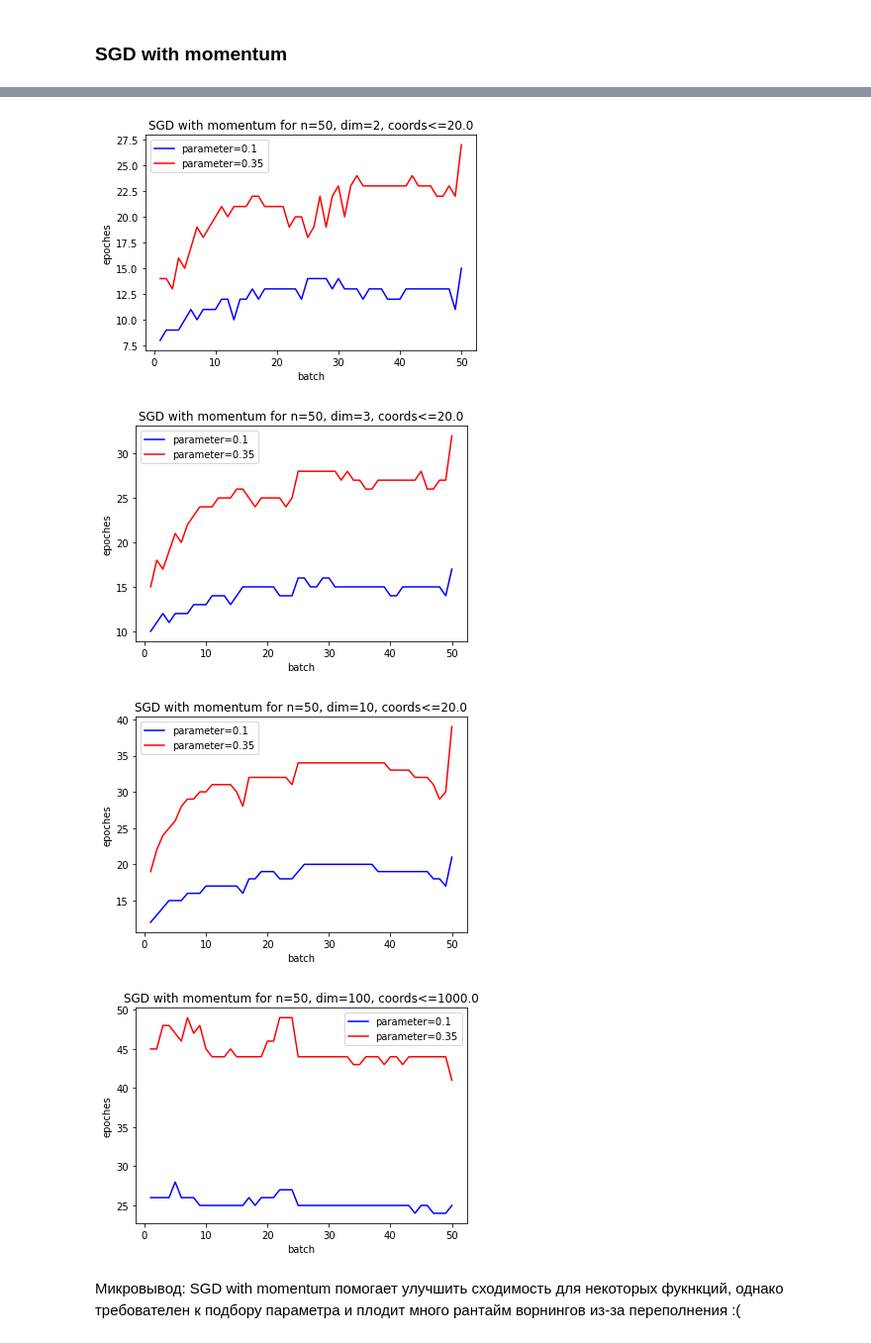
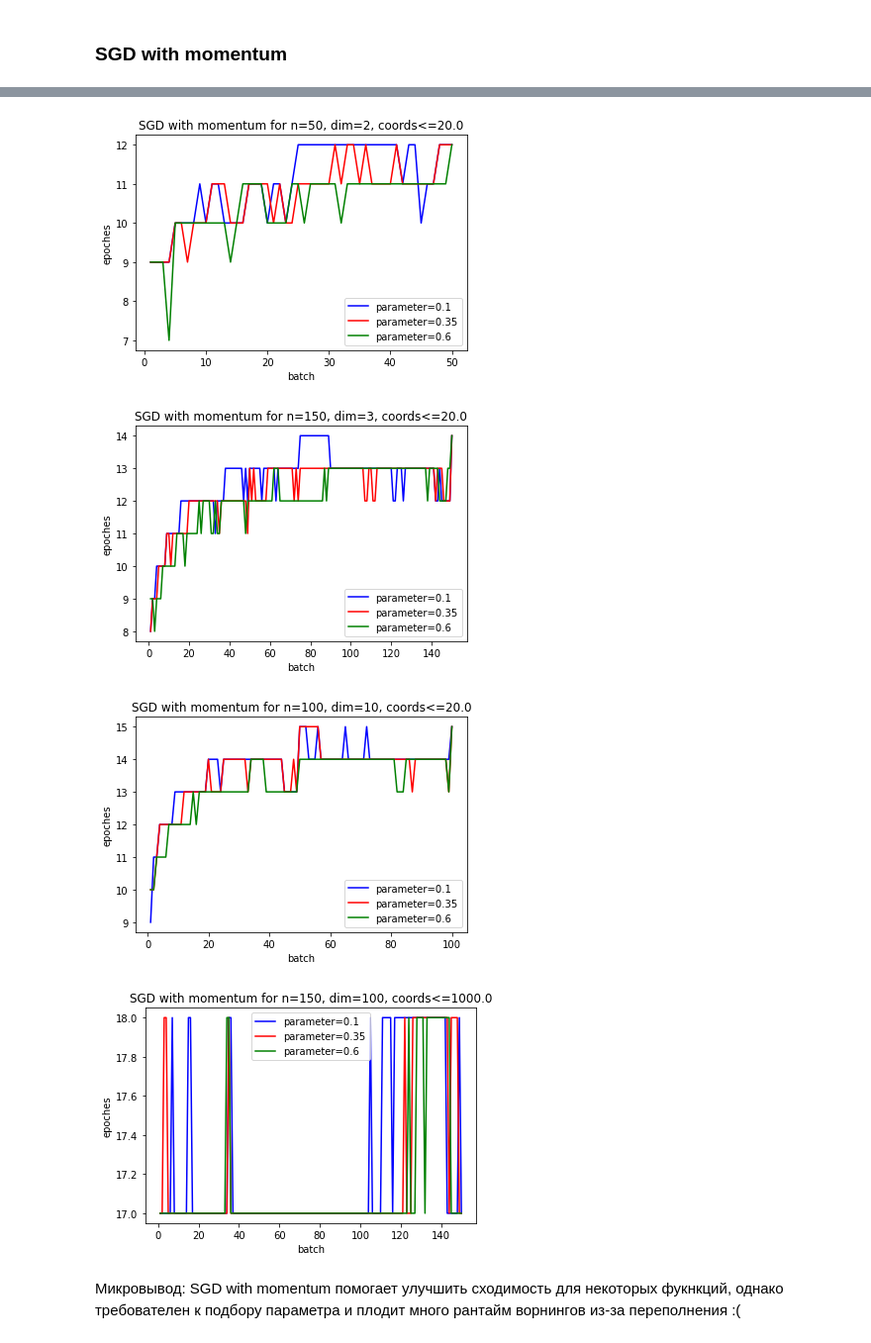
Before and after one commit to Volodka22/MetOpt, a Jupyter notebook: lab2/4.ipynb, the cells around one changed output, grey strips where cells are left out. Shown at 99% size. Drawn from its saved outputs; the diff is of its cells as text; code cells hidden in the pictures.

Commit message:
4 with print_2d and 3d

```diff
--- a/lab2/4.ipynb
+++ b/lab2/4.ipynb
@@ -335,16 +374,17 @@ def sgd_with_momentum(points, batch_size, gradinet_supplier, starting_coeffs, lr
     order = np.asarray(range(0, points.n))
     np.random.shuffle(order)
 
-    batch_index = 0
     coeffs = starting_coeffs
     current_lr = DEFAULT_LR
-    grad = np.asarray([0] * points.dim)
+    # grad = np.asarray([0] * points.dim)
+    grad = gradinet_supplier(points, order[0 : batch_size], coeffs)
+    batch_index = batch_size % points.n
 
     for i in range(0, epoches):
         to = min(batch_index + batch_size, len(order))
         current_lr = lr(current_lr, i)
-        grad = betta * grad + current_lr * gradinet_supplier(points, order[batch_index:to], coeffs)
-        coeffs_step = coeffs - grad
+        grad = betta * grad + (1 - betta) * gradinet_supplier(points, order[batch_index:to], coeffs)
+        coeffs_step = coeffs - current_lr * grad
 
         if LA.norm(coeffs_step - coeffs) <= eps:
             break
@@ -362,13 +412,13 @@ def sgd_with_momentum(points, batch_size, gradinet_supplier, starting_coeffs, lr
 # %%
-print_batch_size_analyze(input_2d, lr = step_decay, gd=sgd_with_momentum, name='SGD with momentum', params_1=[0.1, 0.35])
-print_batch_size_analyze(input_3d, lr = step_decay, gd=sgd_with_momentum, name='SGD with momentum', params_1=[0.1, 0.35])
-print_batch_size_analyze(input_small, lr = step_decay, gd=sgd_with_momentum, name='SGD with momentum', params_1=[0.1, 0.35])
-print_batch_size_analyze(input_large, lr = step_decay, gd=sgd_with_momentum, name='SGD with momentum', params_1=[0.1, 0.35])
+print_batch_size_analyze(input_2d, lr = step_decay, gd=sgd_with_momentum, name='SGD with momentum', params_1=[0.1, 0.35, 0.6])
+print_batch_size_analyze(input_3d, lr = step_decay, gd=sgd_with_momentum, name='SGD with momentum', params_1=[0.1, 0.35, 0.6])
+print_batch_size_analyze(input_small, lr = step_decay, gd=sgd_with_momentum, name='SGD with momentum', params_1=[0.1, 0.35, 0.6])
+print_batch_size_analyze(input_large, lr = step_decay, gd=sgd_with_momentum, name='SGD with momentum', params_1=[0.1, 0.35, 0.6])
 # %% [output]
-[figure, old version]
+[figure, new version]
-[figure, old version]
+[figure, new version]
-[figure, old version]
+[figure, new version]
-[figure, old version]
+[figure, new version]
 # %% [markdown]
 Микровывод: SGD with momentum помогает улучшить сходимость для некоторых фукнкций, однако требователен к подбору параметра и плодит много рантайм ворнингов из-за переполнения :(
 # %% [markdown]
```
Also changed, not shown: parts of 24 cells of this notebook.
